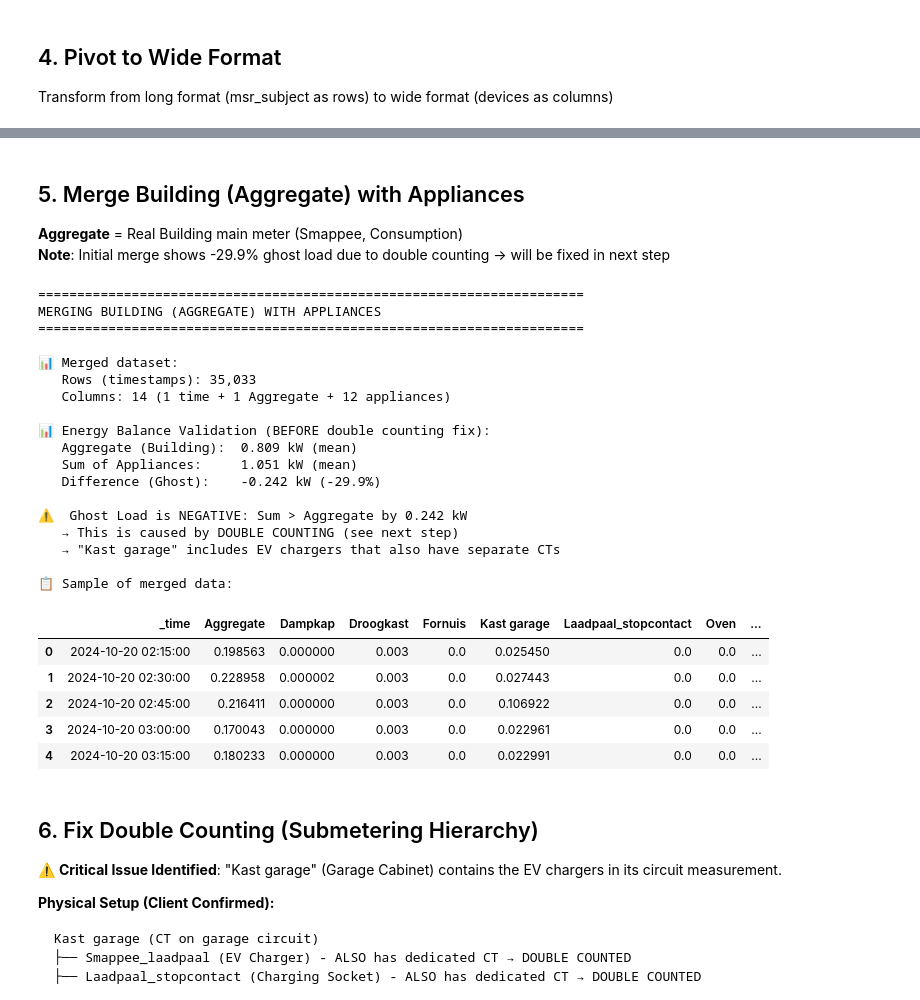
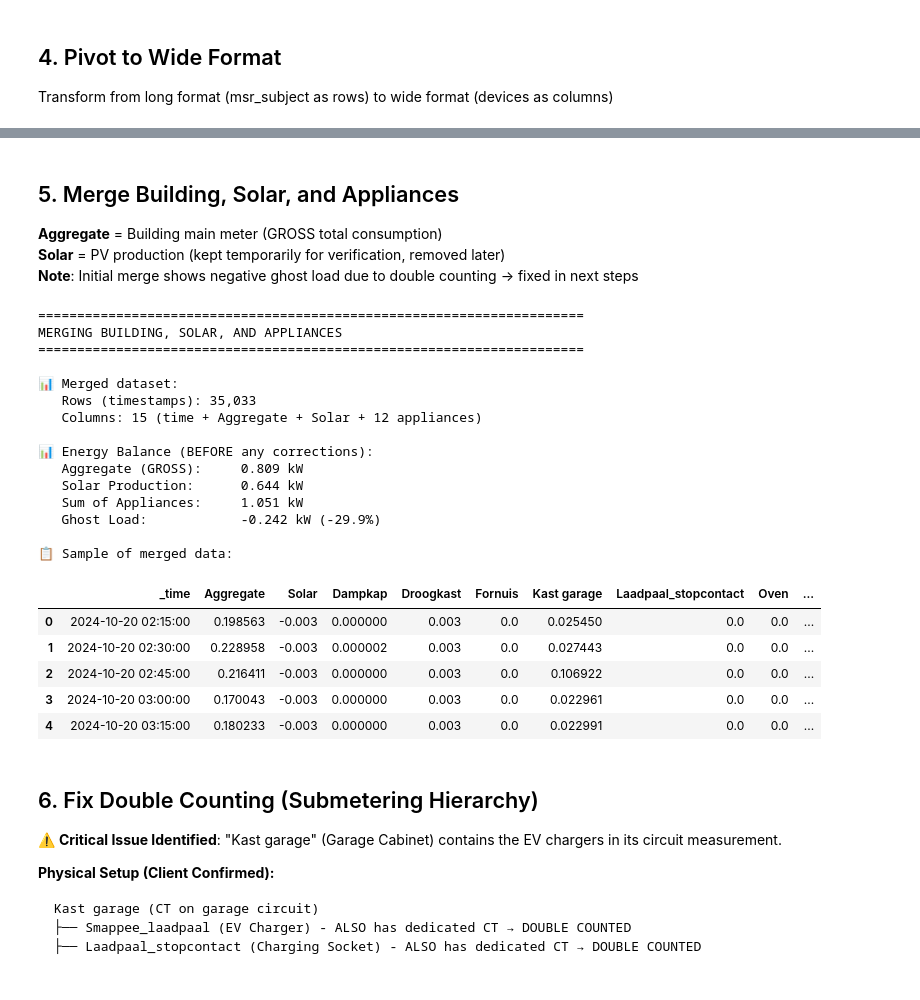
Before and after one commit to Thetommigun432/MTS3-MCTE-Team-Project-Energy-G1, a Jupyter notebook: preprocessing/data_preparation_v2.ipynb, the cells around one changed output, grey strips where cells are left out. Saved outputs shown, nothing was run; the diff lists cells and outputs as text; code cells hidden in the pictures.

```diff
--- a/preprocessing/data_preparation_v2.ipynb
+++ b/preprocessing/data_preparation_v2.ipynb
@@ -209,69 +235,65 @@ SEPARATING BUILDING (AGGREGATE) FROM APPLIANCES
 
 ✅ Appliances pivoted: 35,033 rows × 12 appliances
 # %% [markdown]
-## 5. Merge Building (Aggregate) with Appliances
-**Aggregate** = Real Building main meter (Smappee, Consumption)
-**Note**: Initial merge shows -29.9% ghost load due to double counting → will be fixed in next step
+## 5. Merge Building, Solar, and Appliances
+**Aggregate** = Building main meter (GROSS total consumption)
+**Solar** = PV production (kept temporarily for verification, removed later)
+**Note**: Initial merge shows negative ghost load due to double counting → fixed in next steps
 # %%
-# MERGE BUILDING WITH APPLIANCES
+# MERGE BUILDING, SOLAR, AND APPLIANCES
 print('='*70)
-print('MERGING BUILDING (AGGREGATE) WITH APPLIANCES')
+print('MERGING BUILDING, SOLAR, AND APPLIANCES')
 print('='*70)
 
-# Merge on _time
-df_wide = pd.merge(df_building, df_wide_app, on='_time', how='inner')
+# Merge Building + Solar first (for verification, will drop Solar later)
+df_wide = pd.merge(df_building, df_solar, on='_time', how='inner')
+# Then merge with Appliances
+df_wide = pd.merge(df_wide, df_wide_app, on='_time', how='inner')
 
 print(f'\n📊 Merged dataset:')
 print(f'   Rows (timestamps): {len(df_wide):,}')
-print(f'   Columns: {len(df_wide.columns)} (1 time + 1 Aggregate + {len(df_wide.columns)-2} appliances)')
+print(f'   Columns: {len(df_wide.columns)} (time + Aggregate + Solar + {len(df_wide.columns)-3} appliances)')
 
-# Validate: Compare Aggregate vs Sum of Appliances
-appliance_cols = [col for col in df_wide.columns if col not in ['_time', 'Aggregate']]
+# Validate: Compare Aggregate vs Sum of Appliances (BEFORE corrections)
+appliance_cols = [col for col in df_wide.columns if col not in ['_time', 'Aggregate', 'Solar']]
 df_wide['_sum_appliances'] = df_wide[appliance_cols].sum(axis=1)
 
-print(f'\n📊 Energy Balance Validation (BEFORE double counting fix):')
-print(f'   Aggregate (Building):  {df_wide["Aggregate"].mean():.3f} kW (mean)')
-print(f'   Sum of Appliances:     {df_wide["_sum_appliances"].mean():.3f} kW (mean)')
+print(f'\n📊 Energy Balance (BEFORE any corrections):')
+print(f'   Aggregate (GROSS):     {df_wide["Aggregate"].mean():.3f} kW')
+print(f'   Solar Production:      {df_wide["Solar"].mean():.3f} kW')
+print(f'   Sum of Appliances:     {df_wide["_sum_appliances"].mean():.3f} kW')
+
 ghost_load = df_wide["Aggregate"].mean() - df_wide["_sum_appliances"].mean()
 ghost_pct = (ghost_load / df_wide["Aggregate"].mean()) * 100
-print(f'   Difference (Ghost):    {ghost_load:.3f} kW ({ghost_pct:.1f}%)')
-
-if ghost_load < 0:
-    print(f'\n⚠️  Ghost Load is NEGATIVE: Sum > Aggregate by {-ghost_load:.3f} kW')
-    print(f'   → This is caused by DOUBLE COUNTING (see next step)')
-    print(f'   → "Kast garage" includes EV chargers that also have separate CTs')
+print(f'   Ghost Load:            {ghost_load:.3f} kW ({ghost_pct:.1f}%)')
 
 # Drop temporary column
 df_wide.drop('_sum_appliances', axis=1, inplace=True)
 
-# Display sample
 print(f'\n📋 Sample of merged data:')
-df_wide.head(5)
+display(df_wide.head(5))
 # %% [output]
 ======================================================================
-MERGING BUILDING (AGGREGATE) WITH APPLIANCES
+MERGING BUILDING, SOLAR, AND APPLIANCES
 ======================================================================
 
 📊 Merged dataset:
    Rows (timestamps): 35,033
-   Columns: 14 (1 time + 1 Aggregate + 12 appliances)
+   Columns: 15 (time + Aggregate + Solar + 12 appliances)
 
-📊 Energy Balance Validation (BEFORE double counting fix):
-   Aggregate (Building):  0.809 kW (mean)
-   Sum of Appliances:     1.051 kW (mean)
-   Difference (Ghost):    -0.242 kW (-29.9%)
-
-⚠️  Ghost Load is NEGATIVE: Sum > Aggregate by 0.242 kW
-   → This is caused by DOUBLE COUNTING (see next step)
-   → "Kast garage" includes EV chargers that also have separate CTs
+📊 Energy Balance (BEFORE any corrections):
+   Aggregate (GROSS):     0.809 kW
+   Solar Production:      0.644 kW
+   Sum of Appliances:     1.051 kW
+   Ghost Load:            -0.242 kW (-29.9%)
 
 📋 Sample of merged data:
-|  | _time | Aggregate | Dampkap | Droogkast | Fornuis | Kast garage | Laadpaal_stopcontact | Oven | ... |
-| 0 | 2024-10-20 02:15:00 | 0.198563 | 0.000000 | 0.003 | 0.0 | 0.025450 | 0.0 | 0.0 | ... |
-| 1 | 2024-10-20 02:30:00 | 0.228958 | 0.000002 | 0.003 | 0.0 | 0.027443 | 0.0 | 0.0 | ... |
-| 2 | 2024-10-20 02:45:00 | 0.216411 | 0.000000 | 0.003 | 0.0 | 0.106922 | 0.0 | 0.0 | ... |
-| 3 | 2024-10-20 03:00:00 | 0.170043 | 0.000000 | 0.003 | 0.0 | 0.022961 | 0.0 | 0.0 | ... |
-| 4 | 2024-10-20 03:15:00 | 0.180233 | 0.000000 | 0.003 | 0.0 | 0.022991 | 0.0 | 0.0 | ... |
+|  | _time | Aggregate | Solar | Dampkap | Droogkast | Fornuis | Kast garage | Laadpaal_stopcontact | Oven | ... |
+| 0 | 2024-10-20 02:15:00 | 0.198563 | -0.003 | 0.000000 | 0.003 | 0.0 | 0.025450 | 0.0 | 0.0 | ... |
+| 1 | 2024-10-20 02:30:00 | 0.228958 | -0.003 | 0.000002 | 0.003 | 0.0 | 0.027443 | 0.0 | 0.0 | ... |
+| 2 | 2024-10-20 02:45:00 | 0.216411 | -0.003 | 0.000000 | 0.003 | 0.0 | 0.106922 | 0.0 | 0.0 | ... |
+| 3 | 2024-10-20 03:00:00 | 0.170043 | -0.003 | 0.000000 | 0.003 | 0.0 | 0.022961 | 0.0 | 0.0 | ... |
+| 4 | 2024-10-20 03:15:00 | 0.180233 | -0.003 | 0.000000 | 0.003 | 0.0 | 0.022991 | 0.0 | 0.0 | ... |
 # %% [markdown]
 ## 6. Fix Double Counting (Submetering Hierarchy)
 
```
Also changed, not shown: parts of 13 cells of this notebook, 4 other files.
